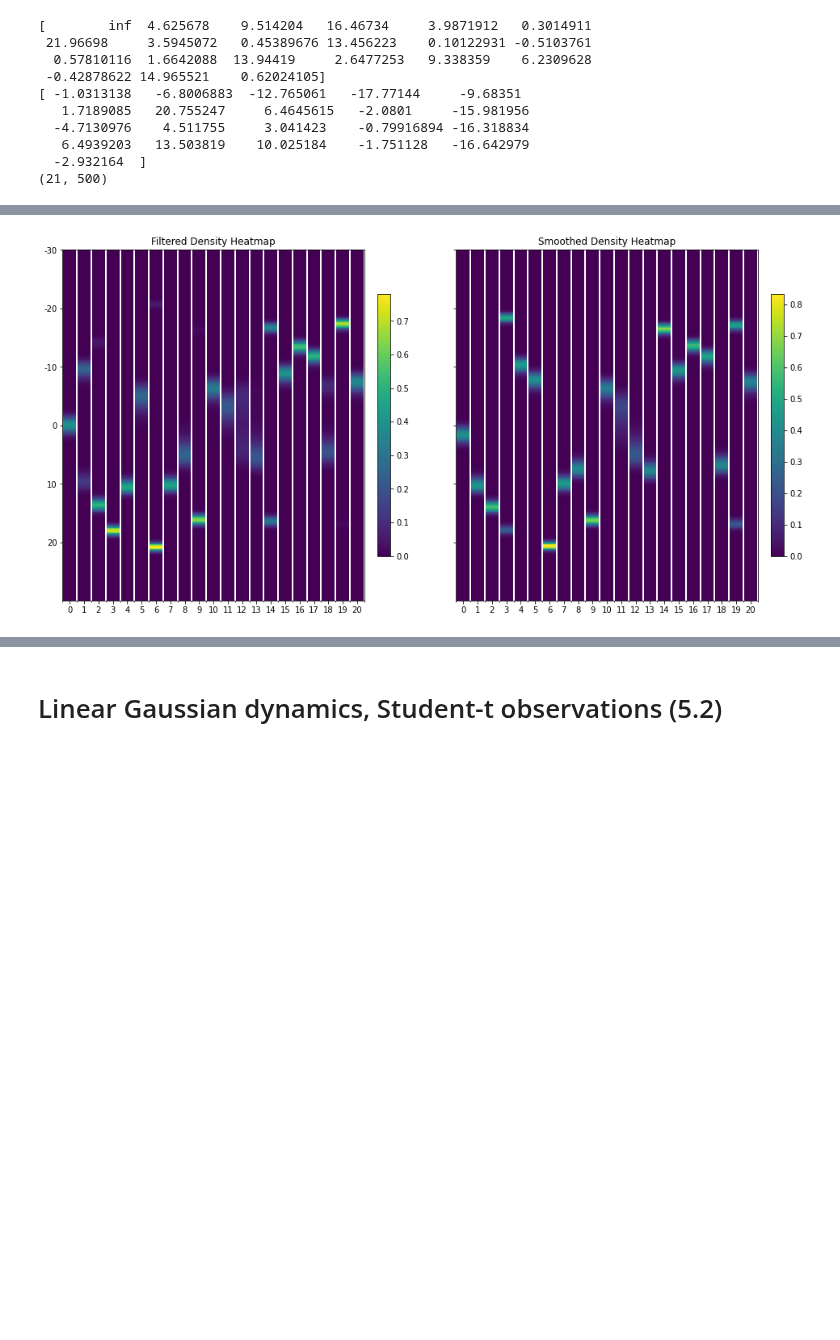
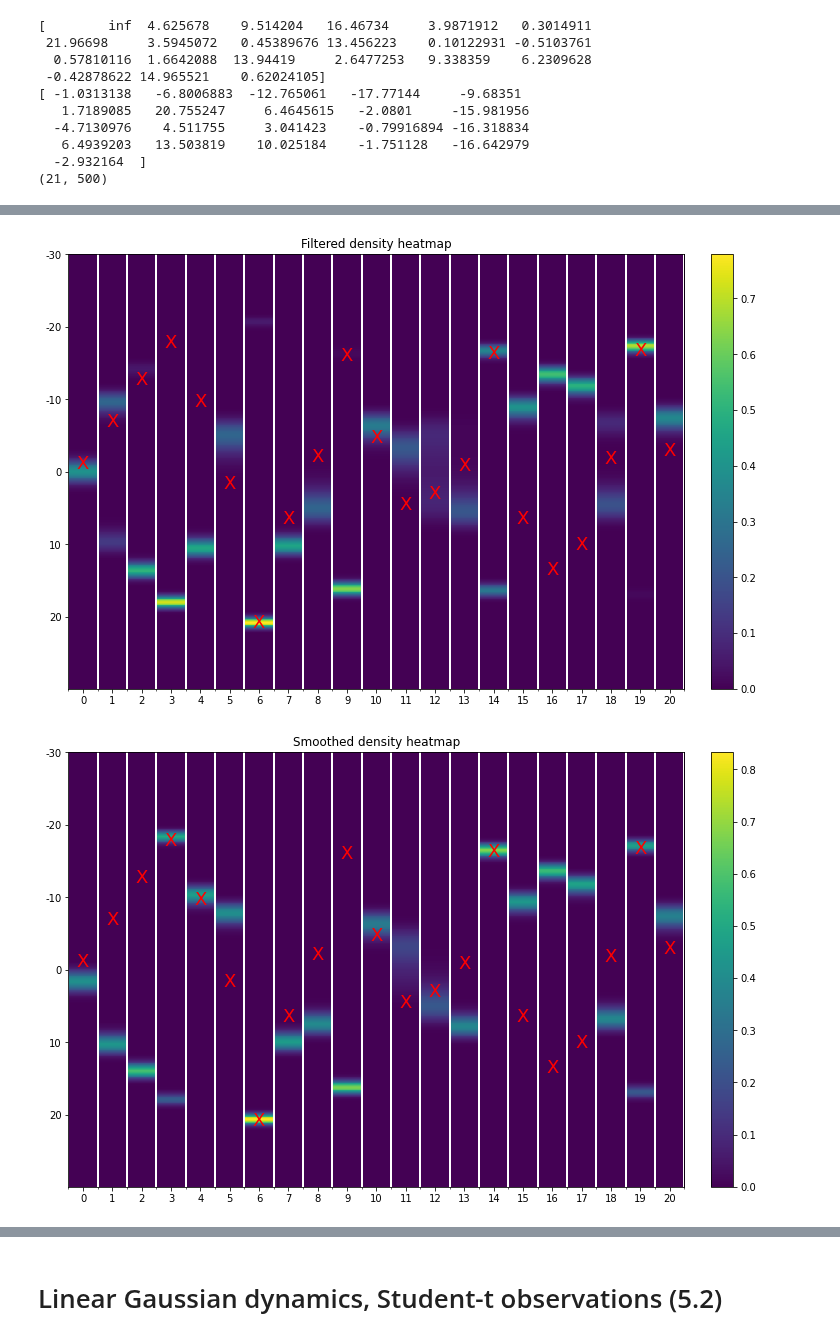
Before and after one commit to probml/probml-notebooks, a Jupyter notebook: notebooks/discretized_ssm.ipynb, the cells around one changed output, grey strips where cells are left out. Cells and saved outputs as stored; diff of their text form; code cells hidden in the pictures; blank space fills up the shorter version.

```diff
--- a/notebooks/discretized_ssm.ipynb
+++ b/notebooks/discretized_ssm.ipynb
@@ -397,27 +426,17 @@ plt.show()
-# %%
-# Plot heatmat to capture multi-modality
-
-fig, axes = plt.subplots(1, 2, figsize=(16, 8), sharex=True, sharey=True)
-heatmaps = [None]*2
-heatmaps[0] = axes[0].imshow(p_filter.T, aspect='auto', interpolation='none')
-heatmaps[1] = axes[1].imshow(p_smooth.T, aspect='auto', interpolation='none')
-axes[0].title.set_text('Filtered Density Heatmap')
-axes[1].title.set_text('Smoothed Density Heatmap')
-
-xticks = range(max_iter+1)
-yticks = jnp.arange(0, num_grid_points, num_grid_points/6)
-ytick_labels = x_grid[yticks.astype(int)].round().astype(int)
-plt.xticks(xticks)
-plt.yticks(yticks, labels=ytick_labels)
-
-for ax, heatmap in zip(axes, heatmaps):
-  ax.set_xticks(jnp.arange(-.5, max_iter+1, 1), minor=True)
-  ax.grid(which='minor', color='w', linewidth=2)
-  plt.colorbar(heatmap, ax=ax, fraction=0.04, pad=0.04)
-
-plt.show()
-# %% [output]
-[figure, removed]
+# %%
+# Plot heatmap to capture multi-modality
+plot_heatmap(
+    p_filter, x_true, grid_minval, grid_maxval,
+    num_grid_points, max_iter, title='Filtered density heatmap'
+)
+
+plot_heatmap(
+    p_smooth, x_true, grid_minval, grid_maxval,
+    num_grid_points, max_iter, title='Smoothed density heatmap'
+)
+# %% [output]
+[figure, added]
+[figure, added]
 # %%
 # looking for weird density plot by plotting all max_iter densities
 plot_densities(
```
Also changed, not shown: parts of 24 cells of this notebook.
